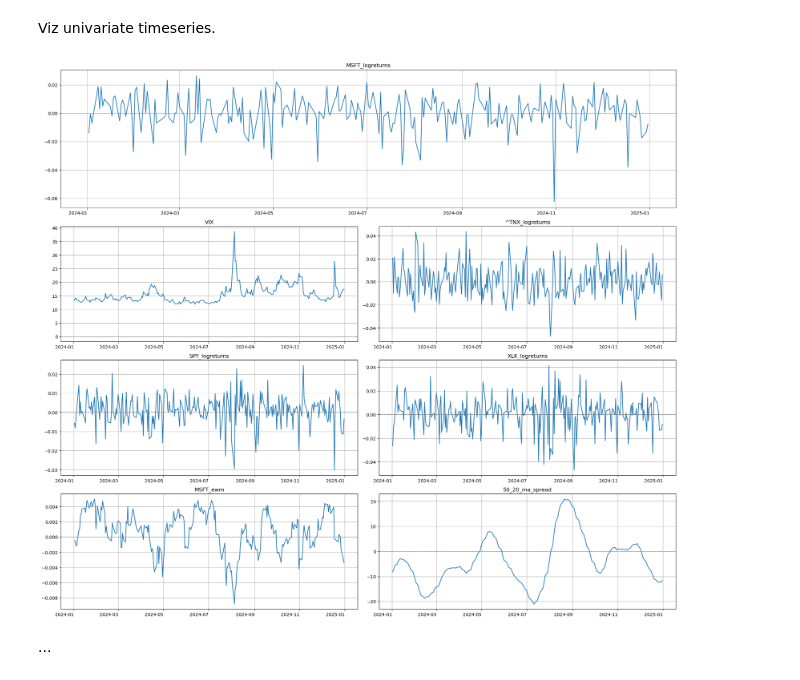
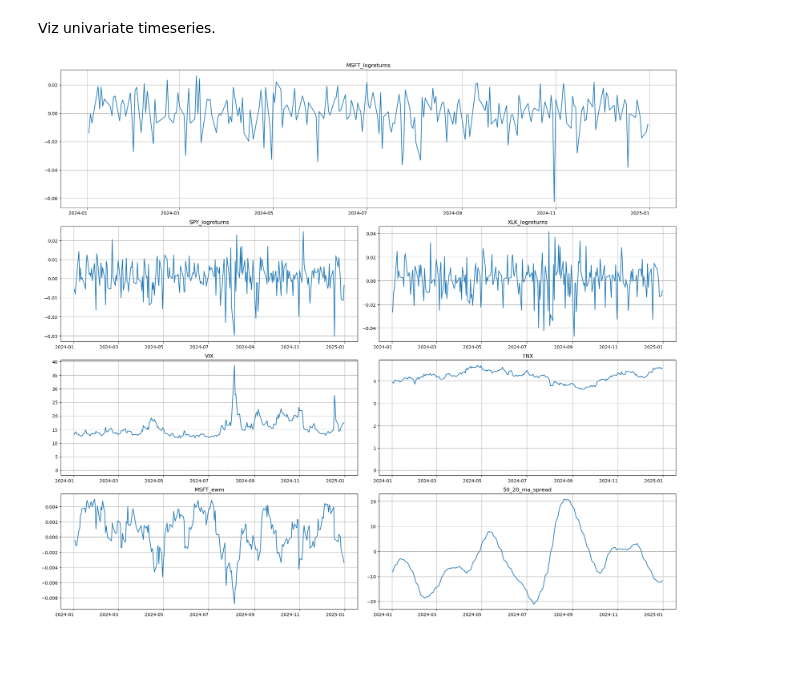
Before and after one commit to dimitris-markopoulos/algorithmic-trading, a Jupyter notebook: MSFT_algo/MSFT_algo.ipynb, the cells around one changed output. Saved outputs shown, nothing was run; the diff lists cells and outputs as text; code cells hidden in the pictures; blank space fills up the shorter version.

```diff
--- a/MSFT_algo/MSFT_algo.ipynb
+++ b/MSFT_algo/MSFT_algo.ipynb
@@ -94,34 +91,30 @@ Viz univariate timeseries.
 # %%
-os.makedirs('media', exist_ok = True)
-cols_to_plot = ['MSFT_logreturns', 'VIX', '^TNX_logreturns',
-                'SPY_logreturns', 'XLK_logreturns', 'MSFT_ewm', '50_20_ma_spread']
+cols_to_plot = ['MSFT_logreturns', 'SPY_logreturns', 'XLK_logreturns', 'VIX', 'TNX','MSFT_ewm', '50_20_ma_spread']
 
 fig = plt.figure(figsize=(20, 18))
 gs = gridspec.GridSpec(4, 2, height_ratios=[1.2, 1, 1, 1])
 
 ax0 = fig.add_subplot(gs[0, :])
 df.loc['2024-01-01':, 'MSFT_logreturns'].plot(ax=ax0, title='MSFT_logreturns')
 ax0.axhline(y=0, color='gray', linestyle='--', linewidth=1)
 ax0.grid(True)
 ax0.set_xlabel("")
 ax0.xaxis.set_major_formatter(mdates.DateFormatter('%Y-%m'))
 ax0.tick_params(axis='x', labelrotation=0)
 other_cols = cols_to_plot[1:]
 for i, col in enumerate(other_cols):
     row = (i // 2) + 1
     col_idx = i % 2
     ax = fig.add_subplot(gs[row, col_idx])
     df.loc['2024-01-01':, col].plot(ax=ax, title=col)
     ax.axhline(y=0, color='gray', linestyle='--', linewidth=1)
     ax.grid(True)
     ax.set_xlabel("")
     ax.xaxis.set_major_formatter(mdates.DateFormatter('%Y-%m'))
     ax.tick_params(axis='x', labelrotation=0)
 plt.tight_layout()
 plt.subplots_adjust(bottom=0.05)
 plt.savefig('media/univariate_viz')
 plt.show()
 # %% [output]
-[figure, old version]
+[figure, new version]
-# %% [markdown]
-...
```
Also changed, not shown: parts of 13 cells of this notebook, 1 other file.
